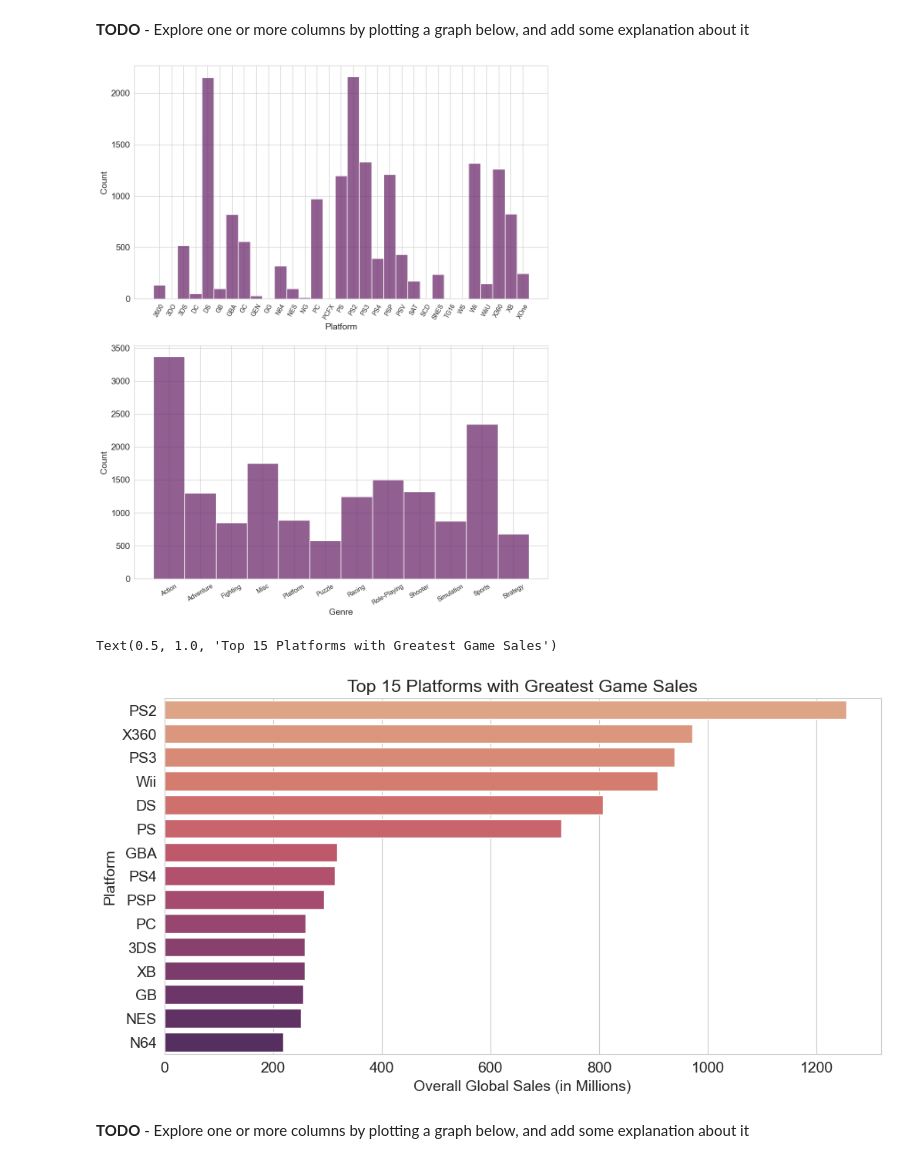
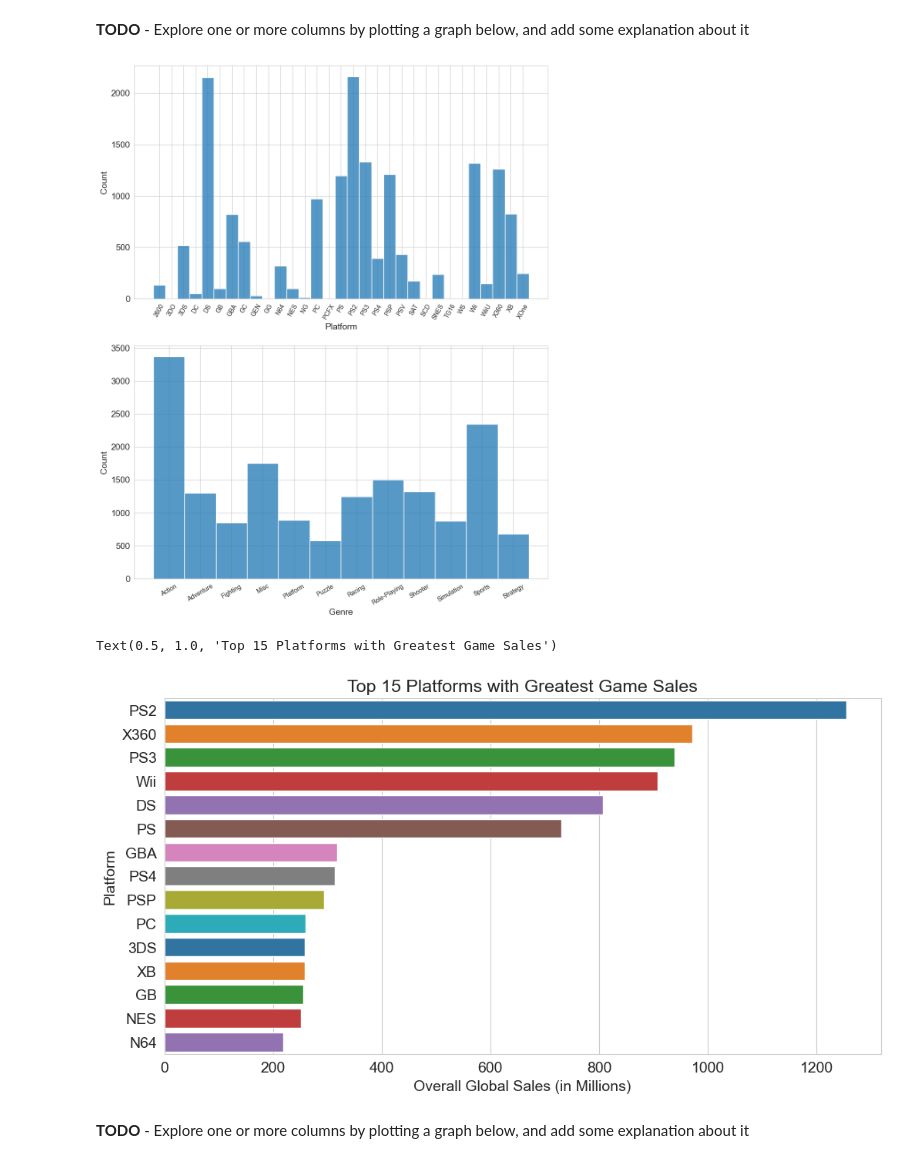
Before and after one commit to MatiasCarbone/video-game-sales-exploratory-analysis, a Jupyter notebook: video-game-sales-exploratory-analysis.ipynb, the cells around one changed output. Drawn from its saved outputs; the diff is of its cells as text; code cells hidden in the pictures.

```diff
--- a/video-game-sales-exploratory-analysis.ipynb
+++ b/video-game-sales-exploratory-analysis.ipynb
@@ -246,7 +246,7 @@ matplotlib.rcParams['font.size'] = 14
 matplotlib.rcParams['figure.figsize'] = (9, 5)
 matplotlib.rcParams['figure.facecolor'] = '#00000000'
 
-sns.set_palette('flare_r')
+sns.set_palette('tab10')
 sns.set_style('whitegrid')
 # %% [markdown]
 **TODO** - Explore one or more columns by plotting a graph below, and add some explanation about it
@@ -264,26 +264,26 @@ genre.set_xticklabels(genre.get_xticklabels(), rotation=30, fontsize=10)
 
 plt.show()
 # %% [output]
-[figure, old version]
+[figure, new version]
 # %%
 # Platforms with more sold games
 fig = plt.subplots(figsize=(12,6))
 
 df = game_df.groupby('Platform').sum()[['NA_Sales', 'Global_Sales']]
 df['Global_Sales'] /= 1000000
 
 sns.barplot(data=df,
             x='Global_Sales',
             y=df.index,
             order=df.sort_values('Global_Sales', ascending=False).head(15).index,
-            palette='flare')
+            palette='tab10')
 
 plt.ticklabel_format(style='plain', axis='x')
 plt.xlabel('Overall Global Sales (in Millions)')
 plt.title('Top 15 Platforms with Greatest Game Sales')
 # %% [output]
 Text(0.5, 1.0, 'Top 15 Platforms with Greatest Game Sales')
-[figure, old version]
+[figure, new version]
 # %% [markdown]
 **TODO** - Explore one or more columns by plotting a graph below, and add some explanation about it
 # %%
```
Also changed, not shown: parts of 6 cells of this notebook.
